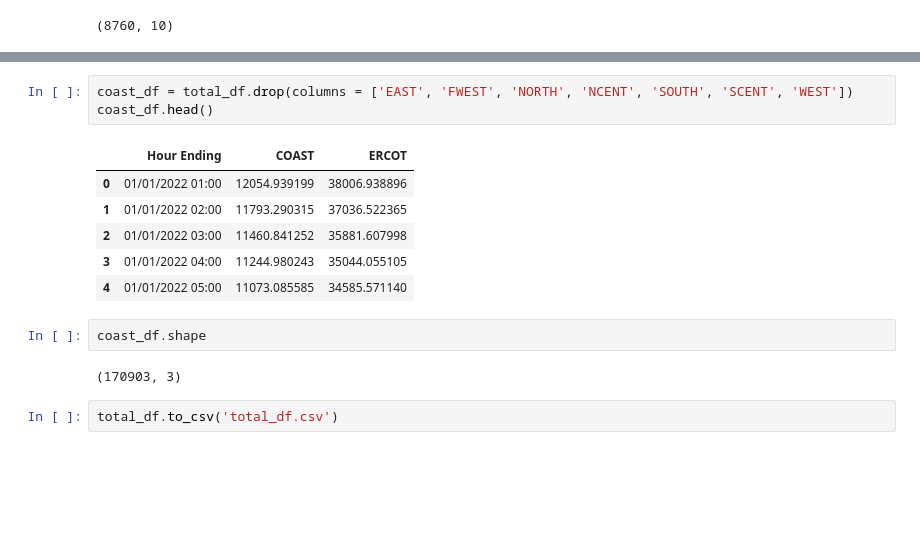
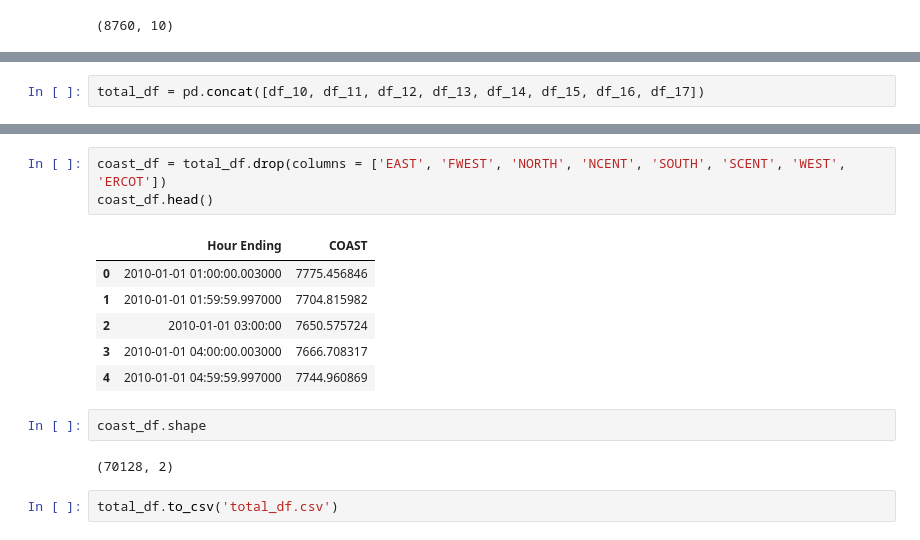
Before and after one commit to energy-demand-forecast/energy_demand_forecast, a Jupyter notebook: Lochlyn's notebook.ipynb, the cells around one changed output, grey strips where cells are left out. Cells and saved outputs as stored; diff of their text form; blank space fills up the shorter version.

```diff
--- a/Lochlyn's notebook.ipynb
+++ b/Lochlyn's notebook.ipynb
@@ -246,3 +160,5 @@ total_df = pd.concat([df_22, df_21, df_20, df_19, df_18, df_17, df_16, df_15, df
+# %%
+total_df = pd.concat([df_10, df_11, df_12, df_13, df_14, df_15, df_16, df_17])
 # %%
 total_df.head()
 # %% [output]
@@ -297,17 +198,17 @@ Name: Hour Ending, Length: 170889, dtype: int64
 # %%
-coast_df = total_df.drop(columns = ['EAST', 'FWEST', 'NORTH', 'NCENT', 'SOUTH', 'SCENT', 'WEST'])
+coast_df = total_df.drop(columns = ['EAST', 'FWEST', 'NORTH', 'NCENT', 'SOUTH', 'SCENT', 'WEST', 'ERCOT'])
 coast_df.head()
 # %% [output]
-|  | Hour Ending | COAST | ERCOT |
-| 0 | 01/01/2022 01:00 | 12054.939199 | 38006.938896 |
-| 1 | 01/01/2022 02:00 | 11793.290315 | 37036.522365 |
-| 2 | 01/01/2022 03:00 | 11460.841252 | 35881.607998 |
-| 3 | 01/01/2022 04:00 | 11244.980243 | 35044.055105 |
-| 4 | 01/01/2022 05:00 | 11073.085585 | 34585.571140 |
+|  | Hour Ending | COAST |
+| 0 | 2010-01-01 01:00:00.003000 | 7775.456846 |
+| 1 | 2010-01-01 01:59:59.997000 | 7704.815982 |
+| 2 | 2010-01-01 03:00:00 | 7650.575724 |
+| 3 | 2010-01-01 04:00:00.003000 | 7666.708317 |
+| 4 | 2010-01-01 04:59:59.997000 | 7744.960869 |
 # %%
 coast_df.shape
 # %% [output]
-(170903, 3)
+(70128, 2)
 # %%
 total_df.to_csv('total_df.csv')
 # %%
```
Also changed, not shown: parts of 46 cells of this notebook, 2 other files.
